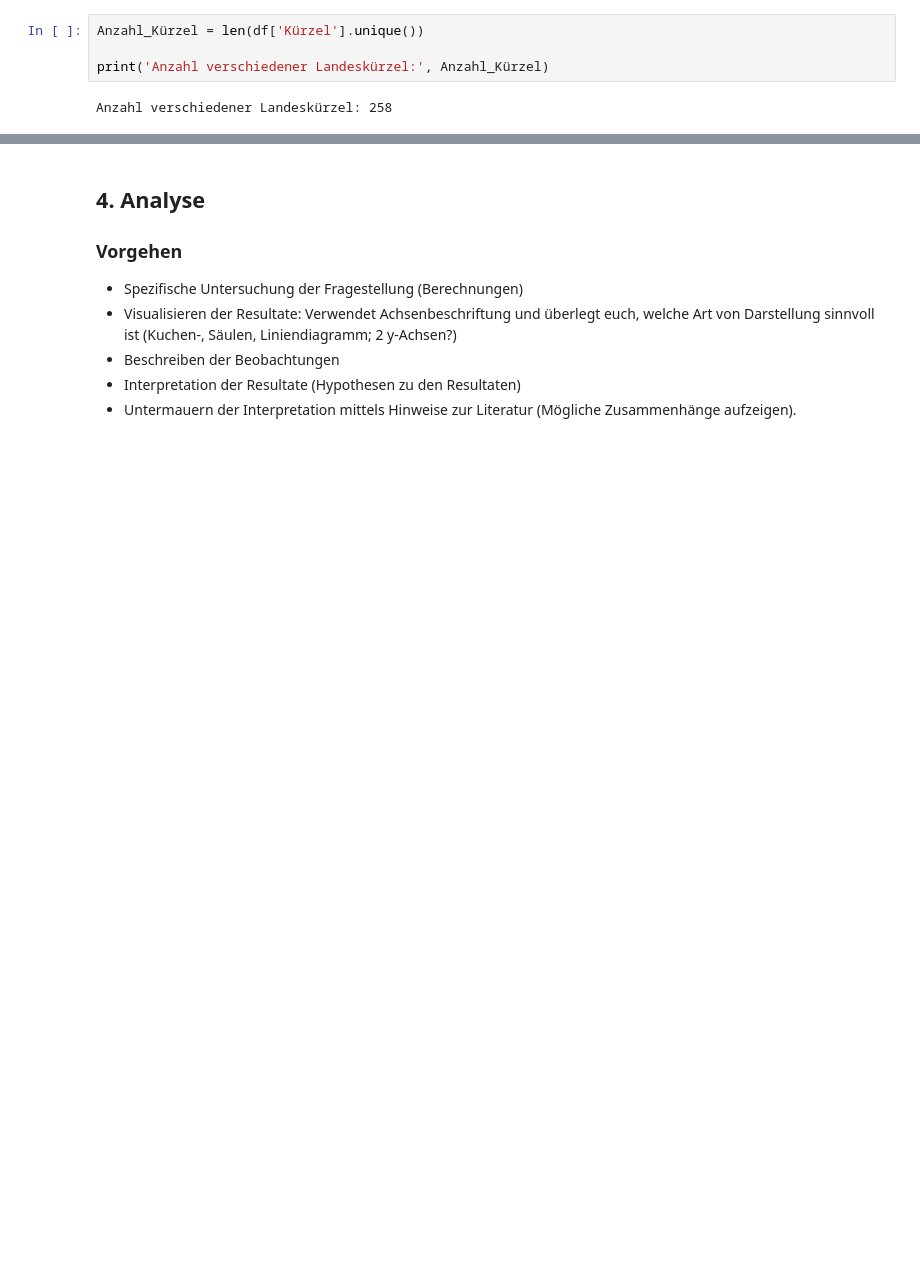
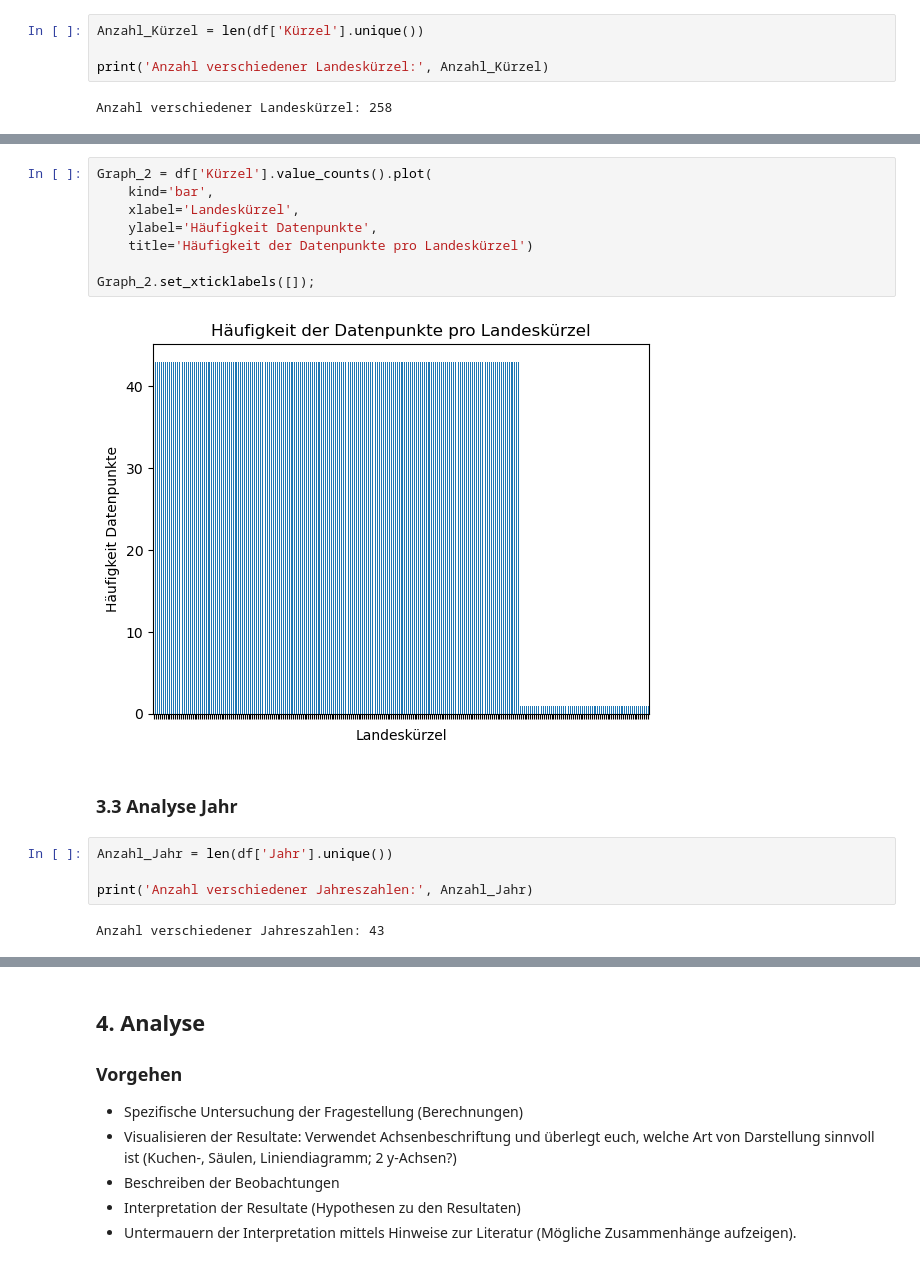
Before and after one commit to Hirnfresser/Leistungsnachweis_Phyton, a Jupyter notebook: Grundgerüst_Leistungsnachweis.ipynb, the cells around one changed output, grey strips where cells are left out. Cells and saved outputs as stored; diff of their text form; blank space fills up the shorter version.

```diff
--- a/Grundgerüst_Leistungsnachweis.ipynb
+++ b/Grundgerüst_Leistungsnachweis.ipynb
@@ -259,0 +277,18 @@ Anzahl verschiedener Landeskürzel: 258
+# %%
+Graph_2 = df['Kürzel'].value_counts().plot(
+    kind='bar',
+    xlabel='Landeskürzel',
+    ylabel='Häufigkeit Datenpunkte',
+    title='Häufigkeit der Datenpunkte pro Landeskürzel')
+
+Graph_2.set_xticklabels([]);
+# %% [output]
+[figure, added]
+# %% [markdown]
+### 3.3 Analyse Jahr
+# %%
+Anzahl_Jahr = len(df['Jahr'].unique())
+
+print('Anzahl verschiedener Jahreszahlen:', Anzahl_Jahr)
+# %% [output]
+Anzahl verschiedener Jahreszahlen: 43
```
Also changed, not shown: parts of 17 cells of this notebook.
